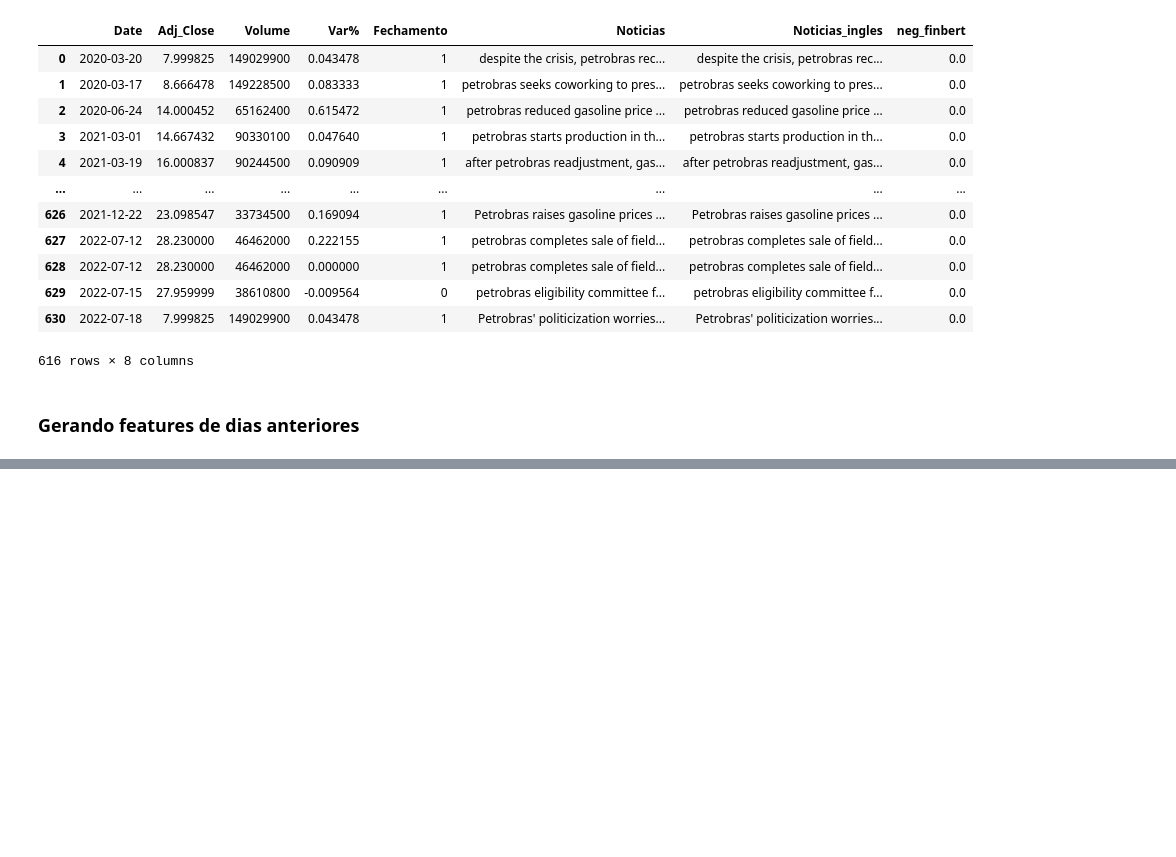
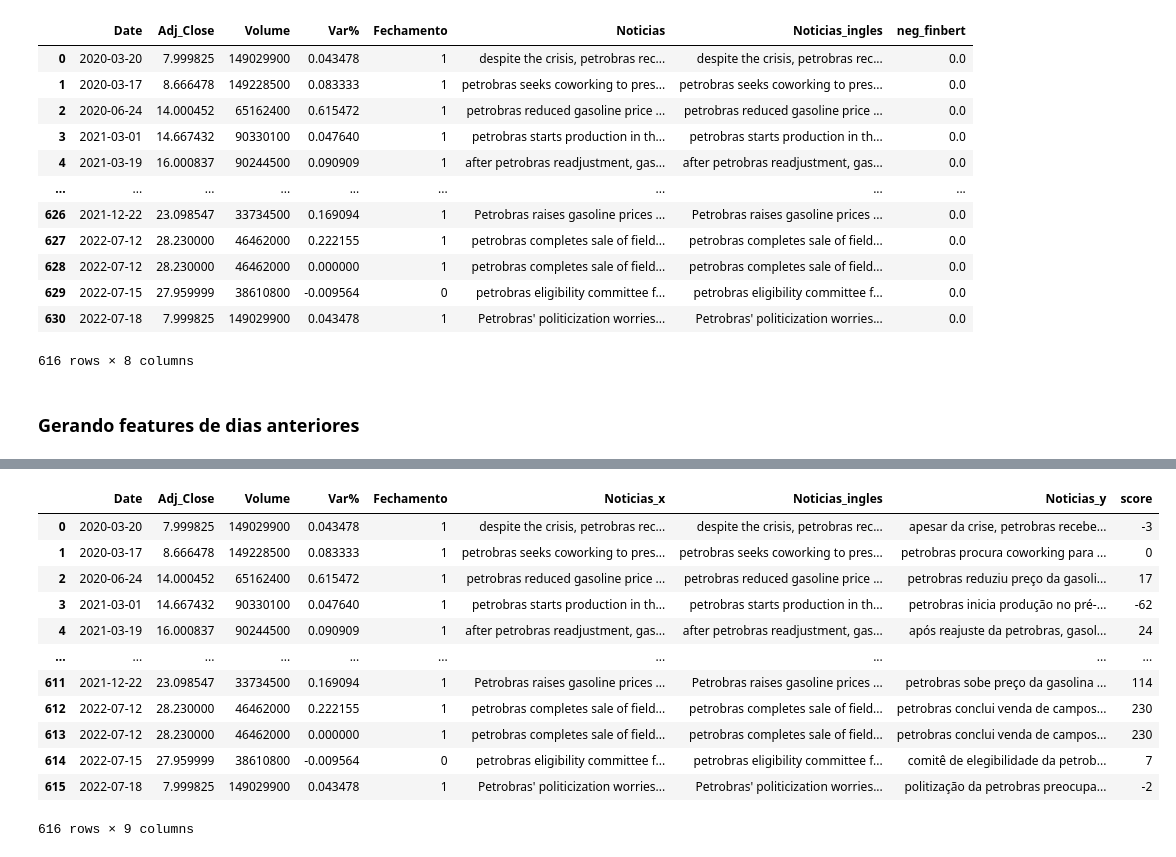
Before and after one commit to webercg/NLP---Daily-News-for-Stock-Market-Prediction, a Jupyter notebook: engenharia de dados/Leitura e tratamento de dados v2.ipynb, the cells around one changed output, grey strips where cells are left out. Saved outputs shown, nothing was run; the diff lists cells and outputs as text; code cells hidden in the pictures; blank space fills up the shorter version.

```diff
--- a/engenharia de dados/Leitura e tratamento de dados v2.ipynb
+++ b/engenharia de dados/Leitura e tratamento de dados v2.ipynb
@@ -502,2 +502,18 @@ df_final3
+# %%
+df_final3.merge(df_final2, how = 'left', on = ['Date', 'Adj_Close', 'Volume', 'Var%', 'Fechamento', 'Noticias_ingles'])
+# %% [output]
+|  | Date | Adj_Close | Volume | Var% | Fechamento | Noticias_x | Noticias_ingles | Noticias_y | score |
+| 0 | 2020-03-20 | 7.999825 | 149029900 | 0.043478 | 1 | despite the crisis, petrobras rec... | despite the crisis, petrobras rec... | apesar da crise, petrobras recebe... | -3 |
+| 1 | 2020-03-17 | 8.666478 | 149228500 | 0.083333 | 1 | petrobras seeks coworking to pres... | petrobras seeks coworking to pres... | petrobras procura coworking para ... | 0 |
+| 2 | 2020-06-24 | 14.000452 | 65162400 | 0.615472 | 1 | petrobras reduced gasoline price ... | petrobras reduced gasoline price ... | petrobras reduziu preço da gasoli... | 17 |
+| 3 | 2021-03-01 | 14.667432 | 90330100 | 0.047640 | 1 | petrobras starts production in th... | petrobras starts production in th... | petrobras inicia produção no pré-... | -62 |
+| 4 | 2021-03-19 | 16.000837 | 90244500 | 0.090909 | 1 | after petrobras readjustment, gas... | after petrobras readjustment, gas... | após reajuste da petrobras, gasol... | 24 |
+| ... | ... | ... | ... | ... | ... | ... | ... | ... | ... |
+| 611 | 2021-12-22 | 23.098547 | 33734500 | 0.169094 | 1 | Petrobras raises gasoline prices ... | Petrobras raises gasoline prices ... | petrobras sobe preço da gasolina ... | 114 |
+| 612 | 2022-07-12 | 28.230000 | 46462000 | 0.222155 | 1 | petrobras completes sale of field... | petrobras completes sale of field... | petrobras conclui venda de campos... | 230 |
+| 613 | 2022-07-12 | 28.230000 | 46462000 | 0.000000 | 1 | petrobras completes sale of field... | petrobras completes sale of field... | petrobras conclui venda de campos... | 230 |
+| 614 | 2022-07-15 | 27.959999 | 38610800 | -0.009564 | 0 | petrobras eligibility committee f... | petrobras eligibility committee f... | comitê de elegibilidade da petrob... | 7 |
+| 615 | 2022-07-18 | 7.999825 | 149029900 | 0.043478 | 1 | Petrobras' politicization worries... | Petrobras' politicization worries... | politização da petrobras preocupa... | -2 |
+616 rows × 9 columns
 # %%
 # Sentilex + Vader
```
Also changed, not shown: parts of 10 cells of this notebook, 1 other file.
